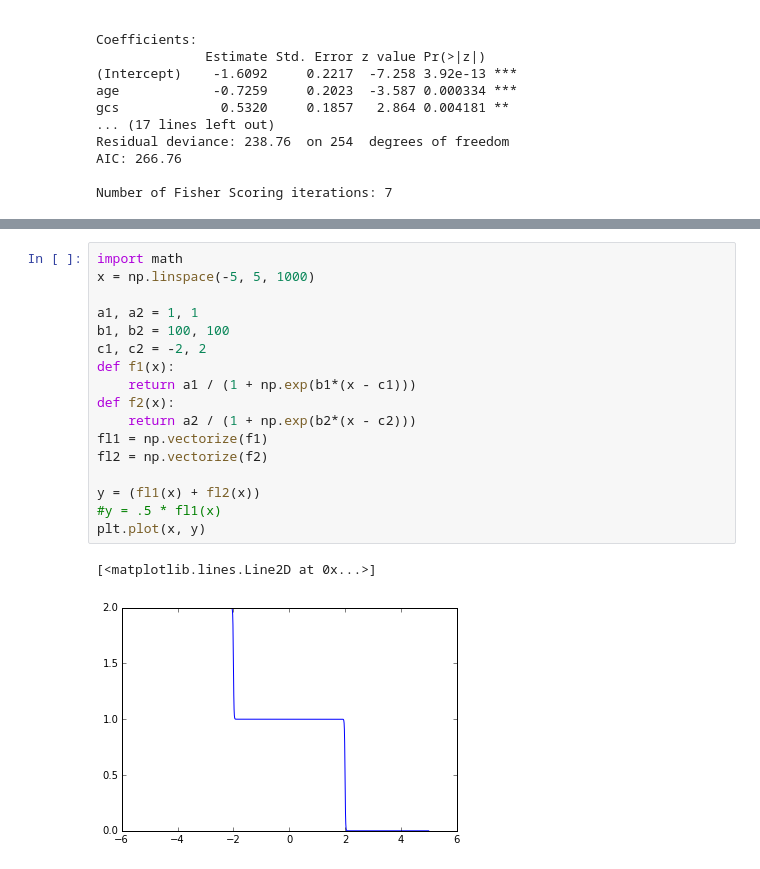
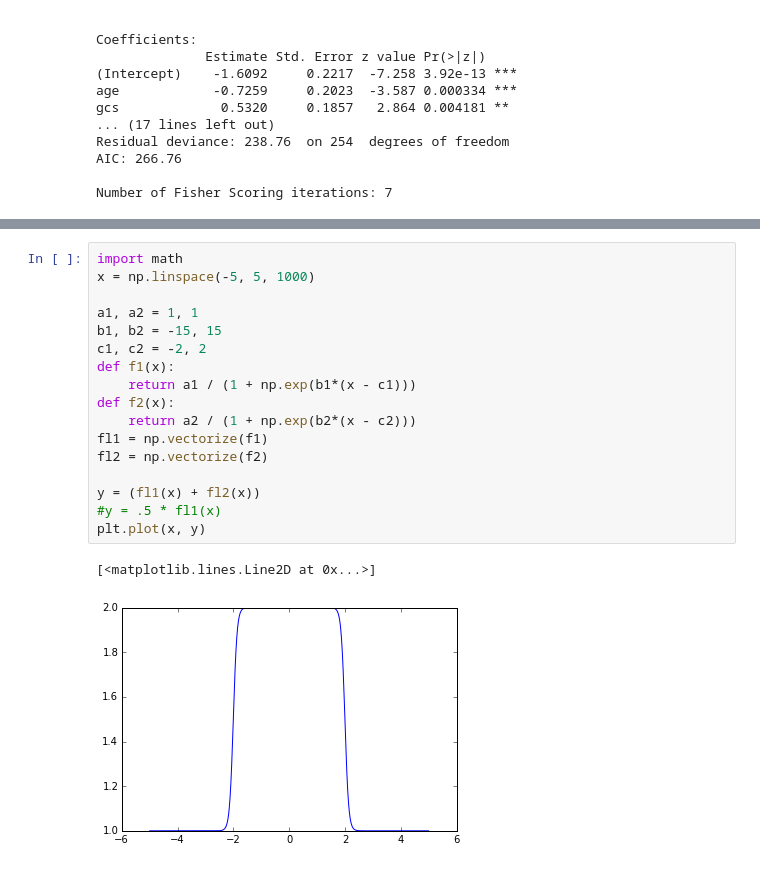
Before and after one commit to eric-czech/portfolio, a Jupyter notebook: demonstrative/python/notebooks/pbto2/1_feature_generator.ipynb, the cells around one changed output, grey strips where cells are left out. Cells and saved outputs as stored; diff of their text form.

```diff
--- a/demonstrative/python/notebooks/pbto2/1_feature_generator.ipynb
+++ b/demonstrative/python/notebooks/pbto2/1_feature_generator.ipynb
@@ -249,20 +249,20 @@ Bad|Good      47.39386735  0.2330447 203.3681205 0.000000e+00
 # %%
 import math
 x = np.linspace(-5, 5, 1000)
 
 a1, a2 = 1, 1
-b1, b2 = 100, 100
+b1, b2 = -15, 15
 c1, c2 = -2, 2
 def f1(x):
     return a1 / (1 + np.exp(b1*(x - c1)))
 def f2(x):
     return a2 / (1 + np.exp(b2*(x - c2)))
 fl1 = np.vectorize(f1)
 fl2 = np.vectorize(f2)
 
 y = (fl1(x) + fl2(x))
 #y = .5 * fl1(x)
 plt.plot(x, y)
 # %% [output]
 [<matplotlib.lines.Line2D at 0x...>]
-[figure, old version]
+[figure, new version]
```
Also changed, not shown: 41 other files.
